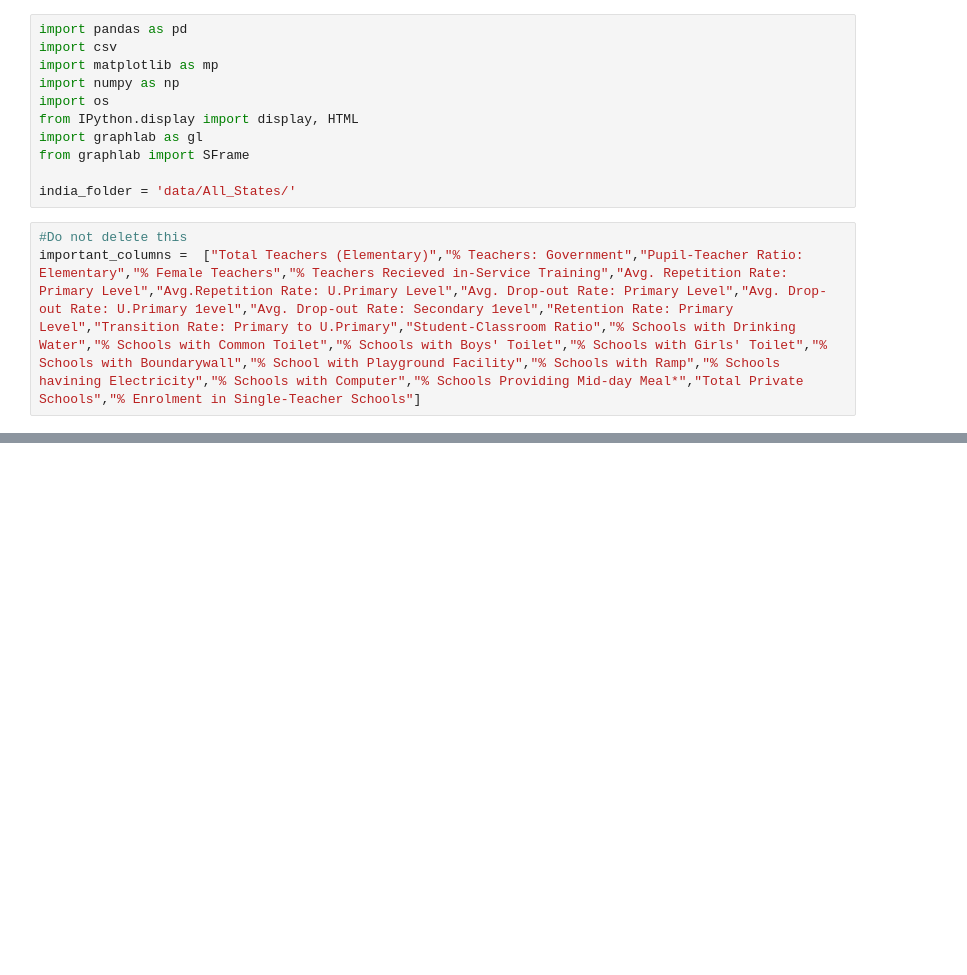
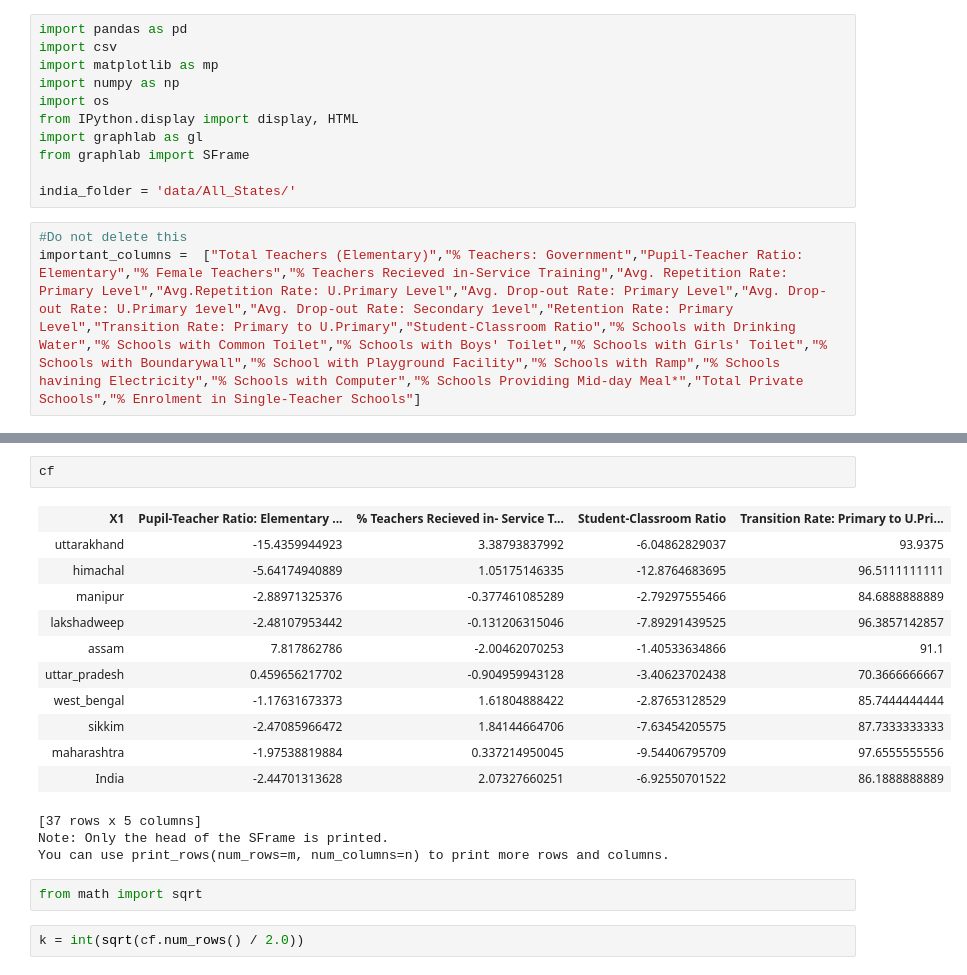
Before and after one commit to Rj7/IndianSchoolDropouts, a Jupyter notebook: graphplot_and_sample.ipynb, the cells around one changed output, grey strips where cells are left out. Saved outputs shown, nothing was run; the diff lists cells and outputs as text; blank space fills up the shorter version.

```diff
--- a/graphplot_and_sample.ipynb
+++ b/graphplot_and_sample.ipynb
@@ -68,0 +79,21 @@ model.l2_penalty
+# %%
+cf
+# %% [output]
+| X1 | Pupil-Teacher Ratio: Elementary ... | % Teachers Recieved in- Service T... | Student-Classroom Ratio | Transition Rate: Primary to U.Pri... |
+| uttarakhand | -15.4359944923 | 3.38793837992 | -6.04862829037 | 93.9375 |
+| himachal | -5.64174940889 | 1.05175146335 | -12.8764683695 | 96.5111111111 |
+| manipur | -2.88971325376 | -0.377461085289 | -2.79297555466 | 84.6888888889 |
+| lakshadweep | -2.48107953442 | -0.131206315046 | -7.89291439525 | 96.3857142857 |
+| assam | 7.817862786 | -2.00462070253 | -1.40533634866 | 91.1 |
+| uttar_pradesh | 0.459656217702 | -0.904959943128 | -3.40623702438 | 70.3666666667 |
+| west_bengal | -1.17631673373 | 1.61804888422 | -2.87653128529 | 85.7444444444 |
+| sikkim | -2.47085966472 | 1.84144664706 | -7.63454205575 | 87.7333333333 |
+| maharashtra | -1.97538819884 | 0.337214950045 | -9.54406795709 | 97.6555555556 |
+| India | -2.44701313628 | 2.07327660251 | -6.92550701522 | 86.1888888889 |
+[37 rows x 5 columns]
+Note: Only the head of the SFrame is printed.
+You can use print_rows(num_rows=m, num_columns=n) to print more rows and columns.
+# %%
+from math import sqrt
+# %%
+k = int(sqrt(cf.num_rows() / 2.0))
```
Also changed, not shown: parts of 6 cells of this notebook.
